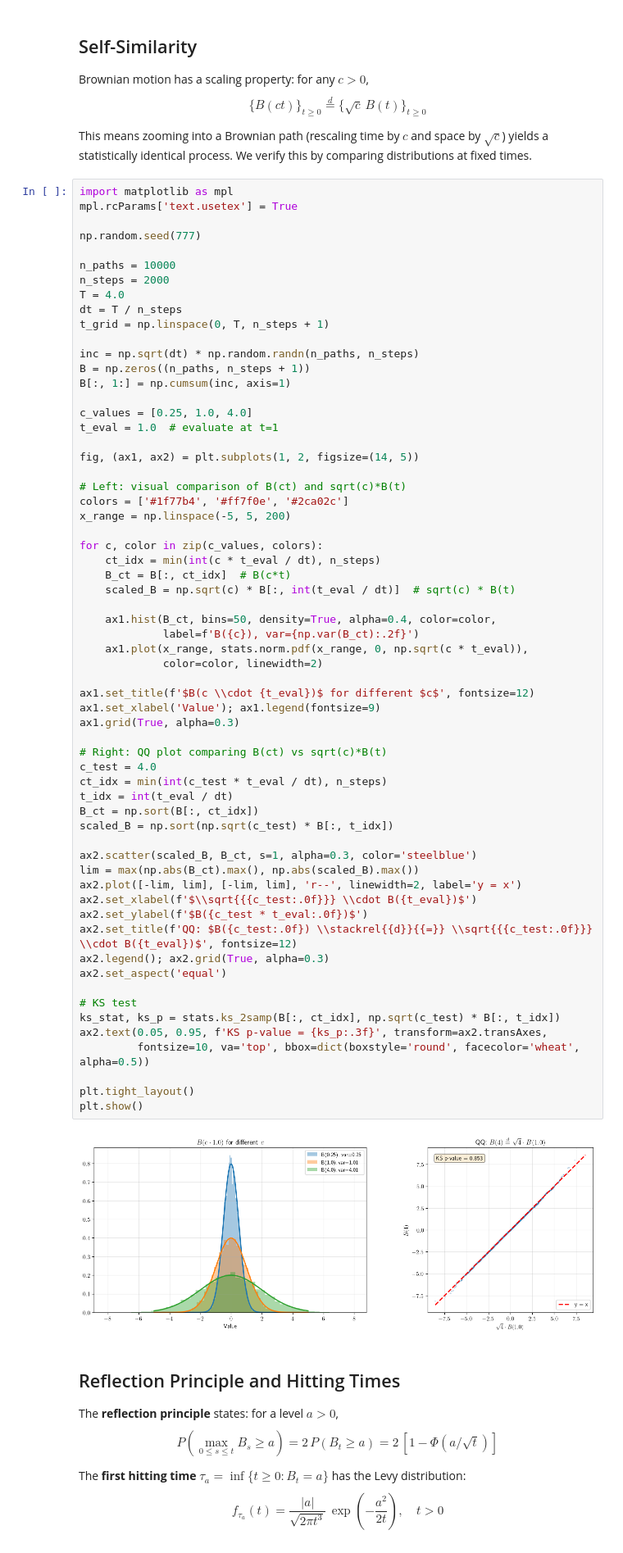
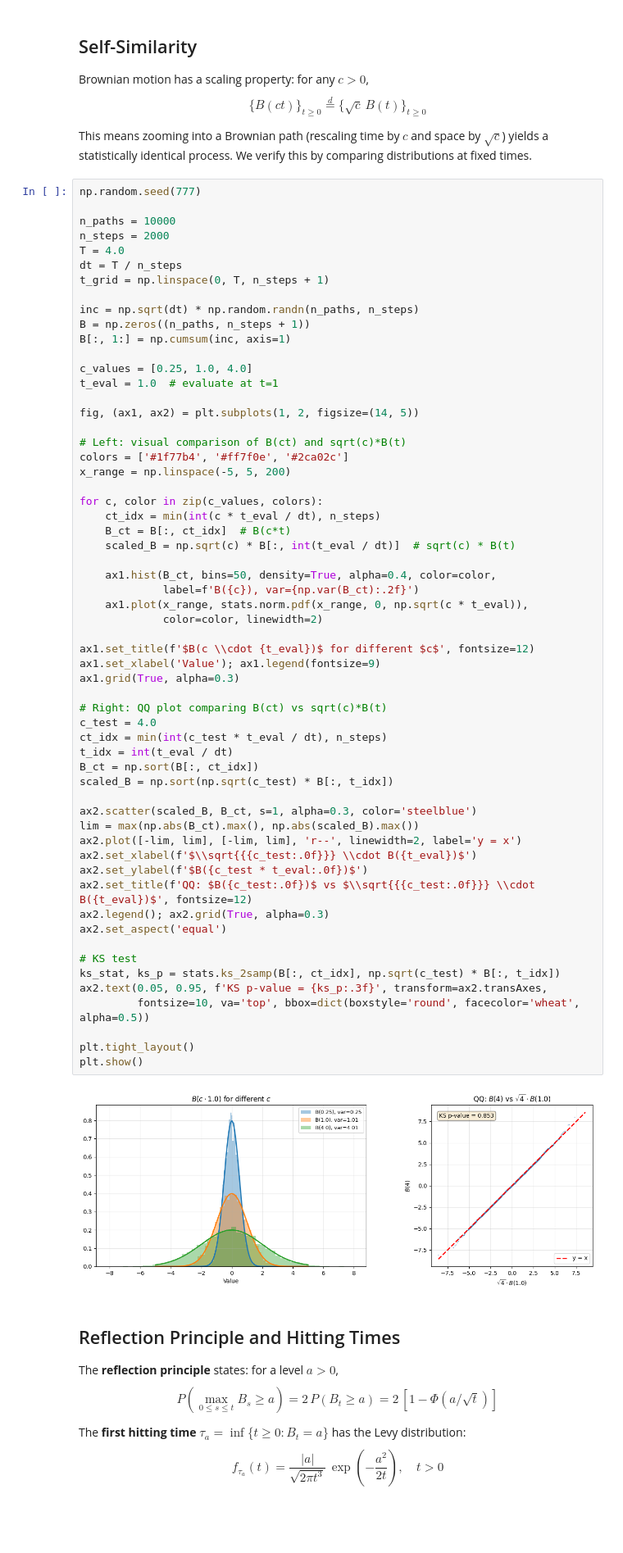
Before and after one commit to mengrenman/measure-theoretic-finance, a Jupyter notebook: notebooks/brownian_motion/18_brownian_motion_properties.ipynb, the cells around one changed output. Shown at 82% size. Cells and saved outputs as stored; diff of their text form; blank space fills up the shorter version.

```diff
--- a/notebooks/brownian_motion/18_brownian_motion_properties.ipynb
+++ b/notebooks/brownian_motion/18_brownian_motion_properties.ipynb
@@ -161,9 +161,6 @@ $$\{B(ct)\}_{t \geq 0} \stackrel{d}{=} \{\sqrt{c}\, B(t)\}_{t \geq 0}$$
 
 This means zooming into a Brownian path (rescaling time by $c$ and space by $\sqrt{c}$) yields a statistically identical process. We verify this by comparing distributions at fixed times.
 # %%
-import matplotlib as mpl
-mpl.rcParams['text.usetex'] = True
-
 np.random.seed(777)
 
 n_paths = 10000
@@ -195,35 +192,35 @@ for c, color in zip(c_values, colors):
     ax1.plot(x_range, stats.norm.pdf(x_range, 0, np.sqrt(c * t_eval)),
              color=color, linewidth=2)
 
 ax1.set_title(f'$B(c \\cdot {t_eval})$ for different $c$', fontsize=12)
 ax1.set_xlabel('Value'); ax1.legend(fontsize=9)
 ax1.grid(True, alpha=0.3)
 
 # Right: QQ plot comparing B(ct) vs sqrt(c)*B(t)
 c_test = 4.0
 ct_idx = min(int(c_test * t_eval / dt), n_steps)
 t_idx = int(t_eval / dt)
 B_ct = np.sort(B[:, ct_idx])
 scaled_B = np.sort(np.sqrt(c_test) * B[:, t_idx])
 
 ax2.scatter(scaled_B, B_ct, s=1, alpha=0.3, color='steelblue')
 lim = max(np.abs(B_ct).max(), np.abs(scaled_B).max())
 ax2.plot([-lim, lim], [-lim, lim], 'r--', linewidth=2, label='y = x')
 ax2.set_xlabel(f'$\\sqrt{{{c_test:.0f}}} \\cdot B({t_eval})$')
 ax2.set_ylabel(f'$B({c_test * t_eval:.0f})$')
-ax2.set_title(f'QQ: $B({c_test:.0f}) \\stackrel{{d}}{{=}} \\sqrt{{{c_test:.0f}}} \\cdot B({t_eval})$', fontsize=12)
+ax2.set_title(f'QQ: $B({c_test:.0f})$ vs $\\sqrt{{{c_test:.0f}}} \\cdot B({t_eval})$', fontsize=12)
 ax2.legend(); ax2.grid(True, alpha=0.3)
 ax2.set_aspect('equal')
 
 # KS test
 ks_stat, ks_p = stats.ks_2samp(B[:, ct_idx], np.sqrt(c_test) * B[:, t_idx])
 ax2.text(0.05, 0.95, f'KS p-value = {ks_p:.3f}', transform=ax2.transAxes,
          fontsize=10, va='top', bbox=dict(boxstyle='round', facecolor='wheat', alpha=0.5))
 
 plt.tight_layout()
 plt.show()
 # %% [output]
-[figure, old version]
+[figure, new version]
 # %% [markdown]
 ## Reflection Principle and Hitting Times
 
```
Also changed, not shown: parts of 2 cells of this notebook, 24 other files.
